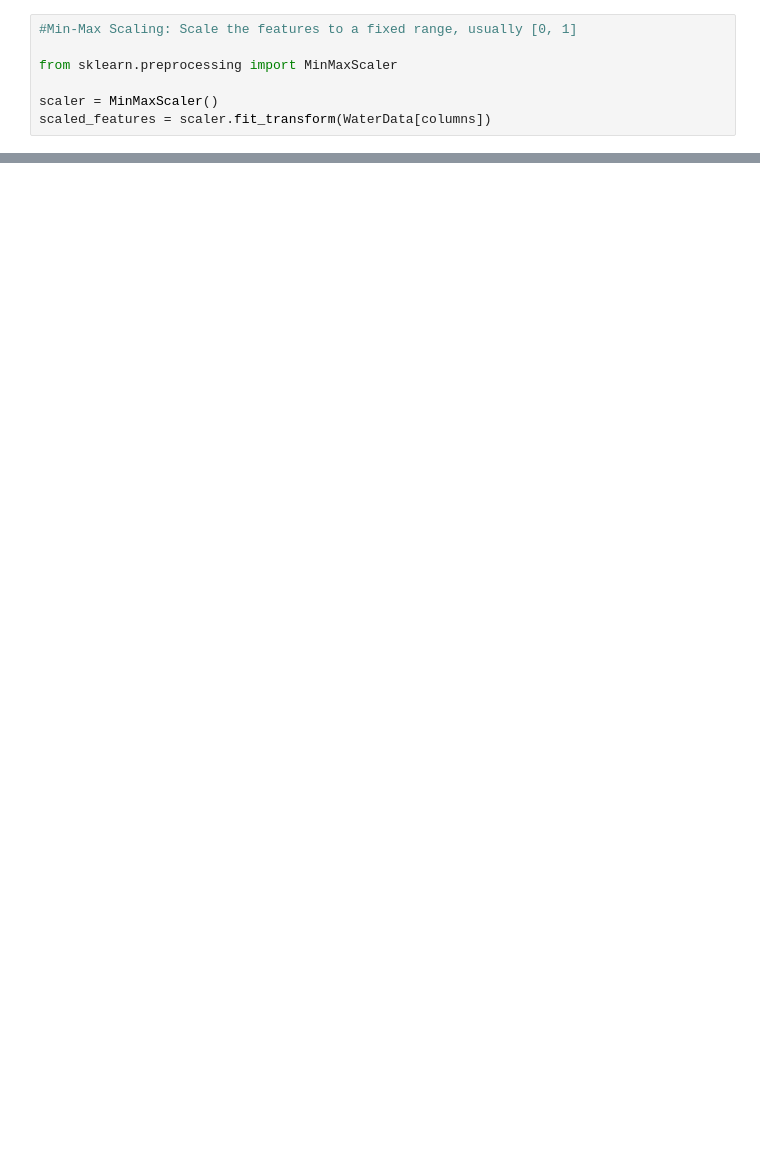
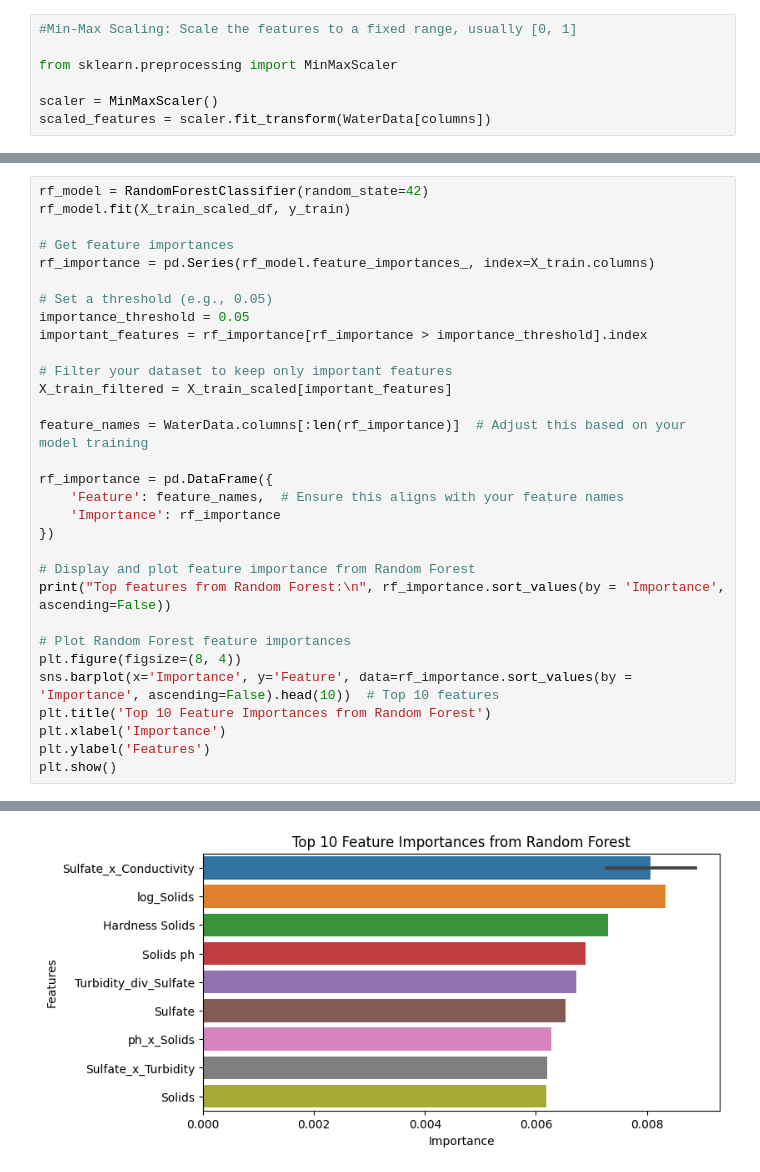
Before and after one commit to GeoSomtochukwu/WaterPotability, a Jupyter notebook: WP.ipynb, the cells around one changed output, grey strips where cells are left out. Drawn from its saved outputs; the diff is of its cells as text; blank space fills up the shorter version.

```diff
--- a/WP.ipynb
+++ b/WP.ipynb
@@ -643,0 +575,32 @@ scaled_features = scaler.fit_transform(WaterData[columns])
+# %%
+rf_model = RandomForestClassifier(random_state=42)
+rf_model.fit(X_train_scaled_df, y_train)
+
+# Get feature importances
+rf_importance = pd.Series(rf_model.feature_importances_, index=X_train.columns)
+
+# Set a threshold (e.g., 0.05)
+importance_threshold = 0.05
+important_features = rf_importance[rf_importance > importance_threshold].index
+
+# Filter your dataset to keep only important features
+X_train_filtered = X_train_scaled[important_features]
+
+feature_names = WaterData.columns[:len(rf_importance)]  # Adjust this based on your model training
+
+rf_importance = pd.DataFrame({
+    'Feature': feature_names,  # Ensure this aligns with your feature names
+    'Importance': rf_importance
+})
+
+# Display and plot feature importance from Random Forest
+print("Top features from Random Forest:\n", rf_importance.sort_values(by = 'Importance', ascending=False))
+
+# Plot Random Forest feature importances
+plt.figure(figsize=(8, 4))
+sns.barplot(x='Importance', y='Feature', data=rf_importance.sort_values(by = 'Importance', ascending=False).head(10))  # Top 10 features
+plt.title('Top 10 Feature Importances from Random Forest')
+plt.xlabel('Importance')
+plt.ylabel('Features')
+plt.show()
+# %% [output]
@@ -643,0 +622 @@ scaled_features = scaler.fit_transform(WaterData[columns])
+[figure, added]
```
Also changed, not shown: parts of 35 cells of this notebook.
